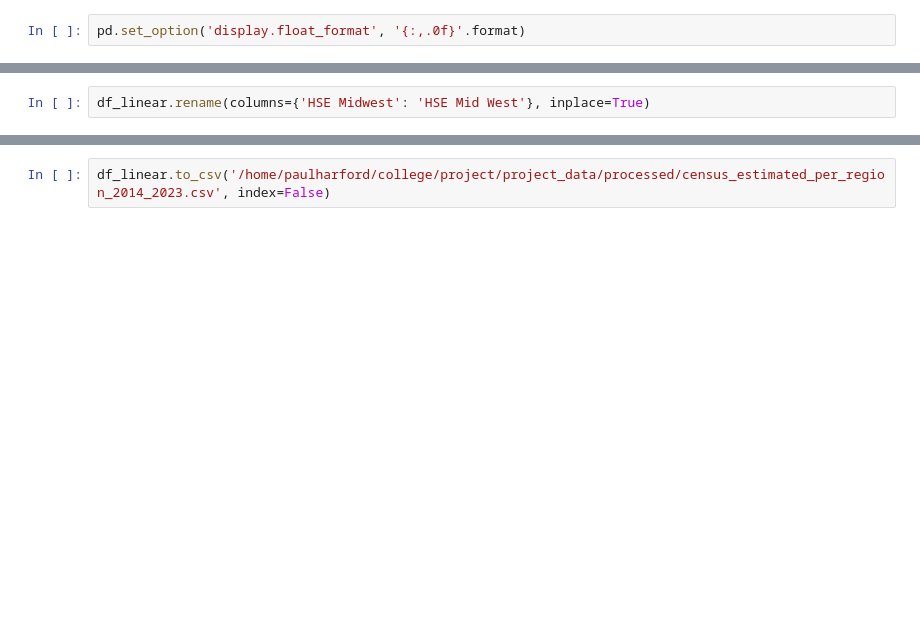
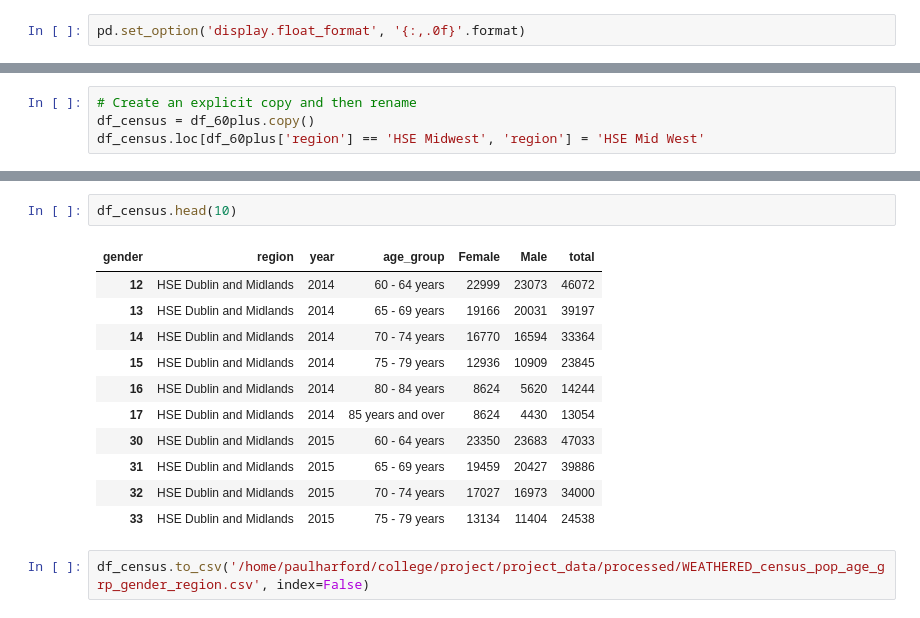
Before and after one commit to paulie57/ul_project_Msc_AI, a Jupyter notebook: data/census/Census_eda.ipynb, the cells around one changed output, grey strips where cells are left out. Saved outputs shown, nothing was run; the diff lists cells and outputs as text; blank space fills up the shorter version.

```diff
--- a/data/census/Census_eda.ipynb
+++ b/data/census/Census_eda.ipynb
@@ -111,2 +199,4 @@ df_linear.rename(columns={'HSE Regions': 'region'}, inplace=True)
 # %%
-df_linear.rename(columns={'HSE Midwest': 'HSE Mid West'}, inplace=True)
+# Create an explicit copy and then rename
+df_census = df_60plus.copy()
+df_census.loc[df_60plus['region'] == 'HSE Midwest', 'region'] = 'HSE Mid West'
@@ -117,2 +218,16 @@ df_linear.rename(columns={'Year': 'year'}, inplace=True)
+# %%
+df_census.head(10)
+# %% [output]
+| gender | region | year | age_group | Female | Male | total |
+| 12 | HSE Dublin and Midlands | 2014 | 60 - 64 years | 22999 | 23073 | 46072 |
+| 13 | HSE Dublin and Midlands | 2014 | 65 - 69 years | 19166 | 20031 | 39197 |
+| 14 | HSE Dublin and Midlands | 2014 | 70 - 74 years | 16770 | 16594 | 33364 |
+| 15 | HSE Dublin and Midlands | 2014 | 75 - 79 years | 12936 | 10909 | 23845 |
+| 16 | HSE Dublin and Midlands | 2014 | 80 - 84 years | 8624 | 5620 | 14244 |
+| 17 | HSE Dublin and Midlands | 2014 | 85 years and over | 8624 | 4430 | 13054 |
+| 30 | HSE Dublin and Midlands | 2015 | 60 - 64 years | 23350 | 23683 | 47033 |
+| 31 | HSE Dublin and Midlands | 2015 | 65 - 69 years | 19459 | 20427 | 39886 |
+| 32 | HSE Dublin and Midlands | 2015 | 70 - 74 years | 17027 | 16973 | 34000 |
+| 33 | HSE Dublin and Midlands | 2015 | 75 - 79 years | 13134 | 11404 | 24538 |
 # %%
-df_linear.to_csv('/home/paulharford/college/project/project_data/processed/census_estimated_per_region_2014_2023.csv', index=False)
+df_census.to_csv('/home/paulharford/college/project/project_data/processed/WEATHERED_census_pop_age_grp_gender_region.csv', index=False)
```
Also changed, not shown: parts of 17 cells of this notebook, 17 other files.
